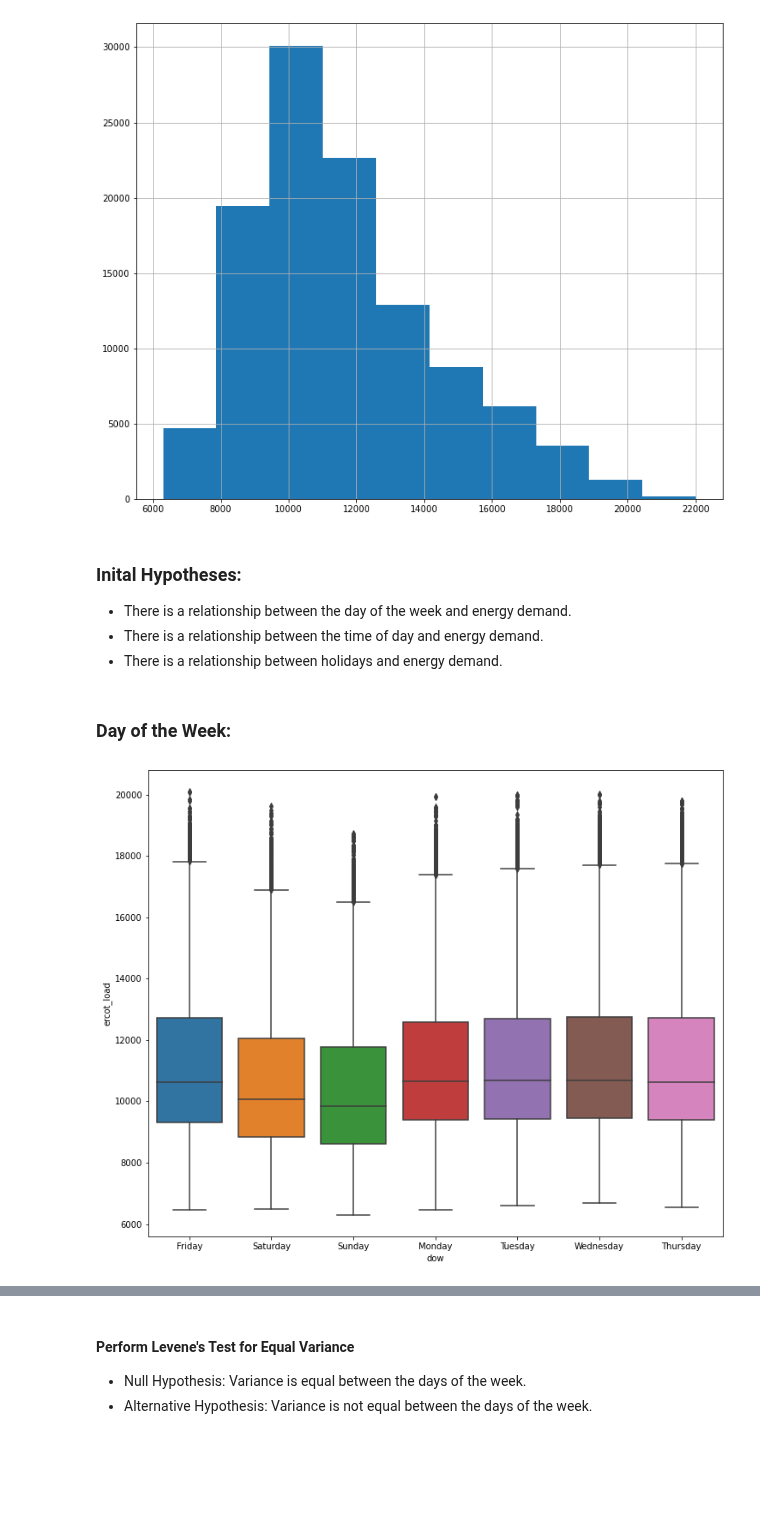
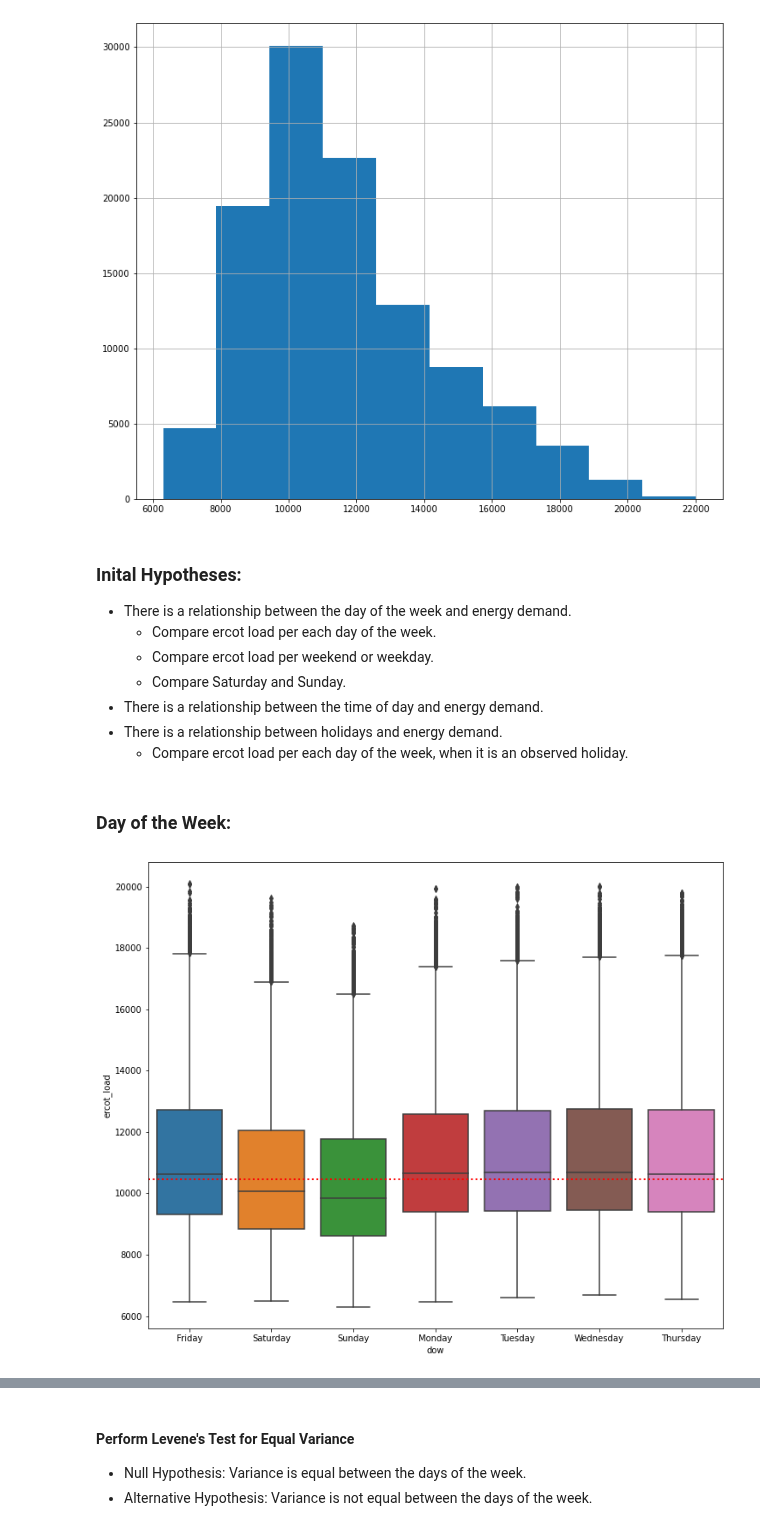
Before and after one commit to energy-demand-forecast/energy_demand_forecast, a Jupyter notebook: Lochlyn_directory/Lochlyn - exploration.ipynb, the cells around one changed output, grey strips where cells are left out. Drawn from its saved outputs; the diff is of its cells as text; code cells hidden in the pictures; blank space fills up the shorter version.

```diff
--- a/Lochlyn_directory/Lochlyn - exploration.ipynb
+++ b/Lochlyn_directory/Lochlyn - exploration.ipynb
@@ -99,8 +99,12 @@ plt.show()
 # %% [markdown]
 ### Inital Hypotheses:
    - There is a relationship between the day of the week and energy demand.
+       - Compare ercot load per each day of the week.
+       - Compare ercot load per weekend or weekday.
+       - Compare Saturday and Sunday.
    - There is a relationship between the time of day and energy demand.
    - There is a relationship between holidays and energy demand.
+       - Compare ercot load per each day of the week, when it is an observed holiday.
 # %% [markdown]
 ### Day of the Week:
 # %%
@@ -110,6 +114,7 @@ plt.show()
 # plt.show()
 # %%
 sns.boxplot(x = 'dow', y = 'ercot_load', data=train)
+plt.axhline(train.ercot_load.median(),ls= ':', color = 'red', linewidth=2)
 plt.show()
 # %% [output]
-[figure, old version]
+[figure, new version]
```
Also changed, not shown: parts of 60 cells of this notebook.
